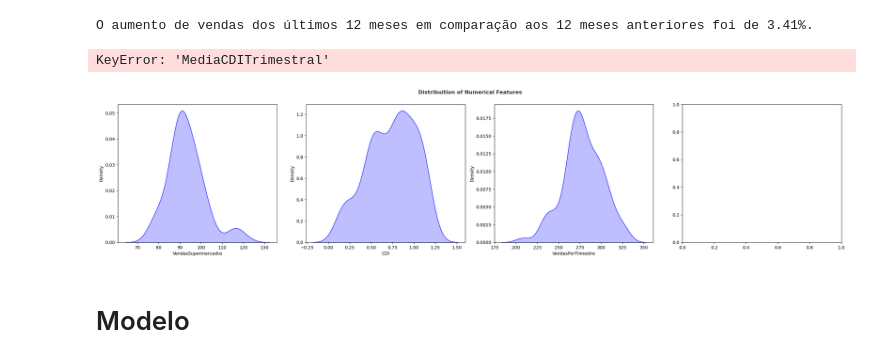
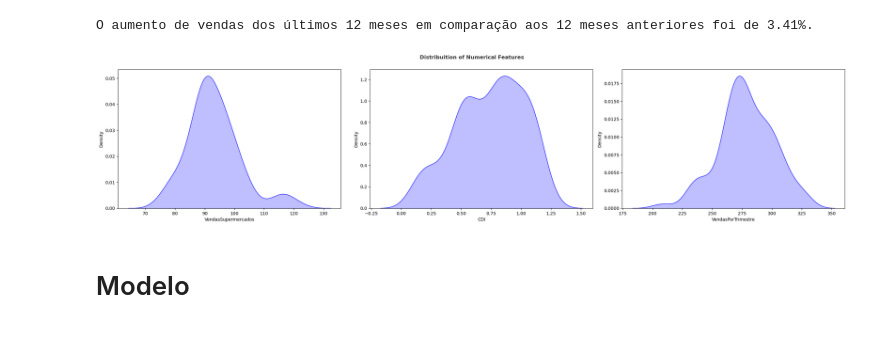
Before and after one commit to leonardoccarv/VendasDeSupermercados, a Jupyter notebook: notebook.ipynb, the cells around one changed output. Cells and saved outputs as stored; diff of their text form; code cells hidden in the pictures.

```diff
--- a/notebook.ipynb
+++ b/notebook.ipynb
@@ -271,17 +271,16 @@ print(f'O aumento de vendas dos últimos 12 meses em comparação aos 12 meses a
 # %% [output]
 O aumento de vendas dos últimos 12 meses em comparação aos 12 meses anteriores foi de 3.41%.
 # %%
-numerical_features = ['VendasSupermercados', 'CDI', 'VendasPorTrimestre', 'MediaCDITrimestral']
+numerical_features = ['VendasSupermercados', 'CDI', 'VendasPorTrimestre']
 
 plt.figure(figsize=(24, 10))
 plt.suptitle('Distribuition of Numerical Features', fontsize=12, fontweight='bold', alpha=0.8, y=1.)
 for i in range(len(numerical_features)):
-    plt.subplot(2, 4, i+1)
+    plt.subplot(2, 3, i+1)
     sns.kdeplot(x=df[numerical_features[i]], shade=True, color='b')
     plt.xlabel(numerical_features[i])
     plt.tight_layout()
 # %% [output]
-KeyError: 'MediaCDITrimestral'
-[figure, old version]
+[figure, new version]
 # %% [markdown]
 # Modelo
```
